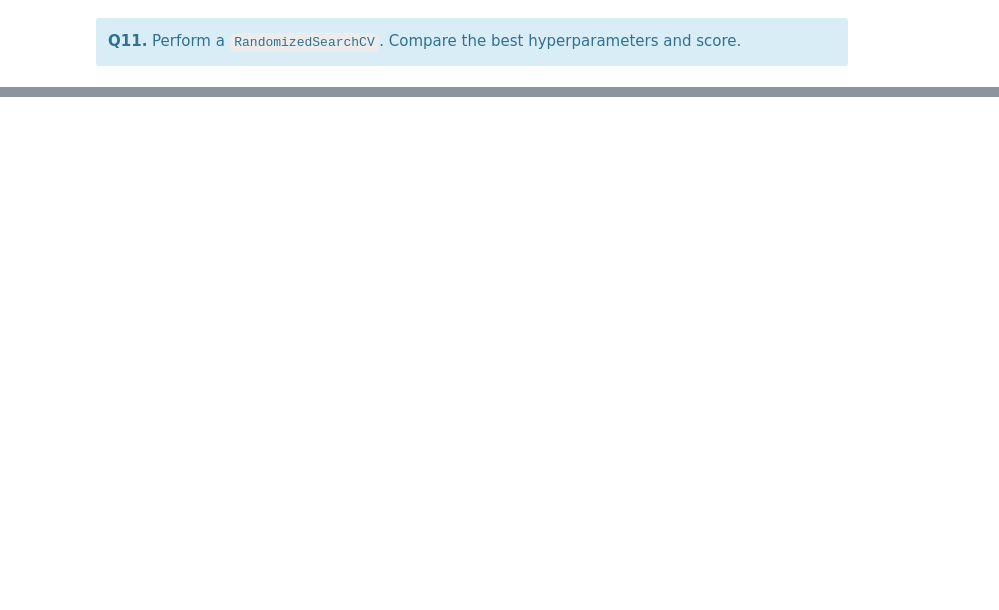
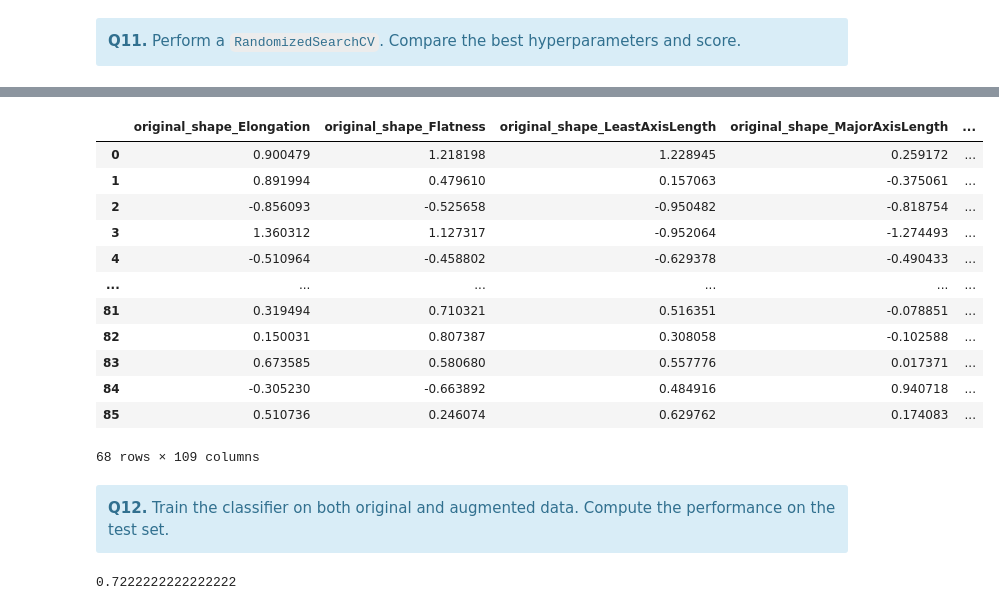
Before and after one commit to Christelleelkhoury/AIM, a Jupyter notebook: notebooks/week3/lesson2-solution.ipynb, the cells around one changed output, grey strips where cells are left out. Saved outputs shown, nothing was run; the diff lists cells and outputs as text; code cells hidden in the pictures; blank space fills up the shorter version.

```diff
--- a/notebooks/week3/lesson2-solution.ipynb
+++ b/notebooks/week3/lesson2-solution.ipynb
@@ -374,0 +513,31 @@ Best score is: 0.6613965744400527
+# %%
+# Add small Gaussian noise
+noise = np.random.normal(0, 0.1, X_train.shape)
+augmented_data = X_train + noise
+augmented_data
+# %% [output]
+|  | original_shape_Elongation | original_shape_Flatness | original_shape_LeastAxisLength | original_shape_MajorAxisLength | ... |
+| 0 | 0.900479 | 1.218198 | 1.228945 | 0.259172 | ... |
+| 1 | 0.891994 | 0.479610 | 0.157063 | -0.375061 | ... |
+| 2 | -0.856093 | -0.525658 | -0.950482 | -0.818754 | ... |
+| 3 | 1.360312 | 1.127317 | -0.952064 | -1.274493 | ... |
+| 4 | -0.510964 | -0.458802 | -0.629378 | -0.490433 | ... |
+| ... | ... | ... | ... | ... | ... |
+| 81 | 0.319494 | 0.710321 | 0.516351 | -0.078851 | ... |
+| 82 | 0.150031 | 0.807387 | 0.308058 | -0.102588 | ... |
+| 83 | 0.673585 | 0.580680 | 0.557776 | 0.017371 | ... |
+| 84 | -0.305230 | -0.663892 | 0.484916 | 0.940718 | ... |
+| 85 | 0.510736 | 0.246074 | 0.629762 | 0.174083 | ... |
+68 rows × 109 columns
+# %% [markdown]
+<div class="alert alert-block alert-info">
+<b>Q12.</b> Train the classifier on both original and augmented data. Compute the performance on the test set.
+</div>
+# %%
+X_train_aug = pd.concat([X_train, augmented_data])
+y_train_aug = pd.concat([y_train, y_train])
+
+classifier.fit(X_train_aug, y_train_aug)
+classifier.score(X_test, y_test)
+# %% [output]
+0.7222222222222222
```
Also changed, not shown: parts of 23 cells of this notebook, 1 other file.
